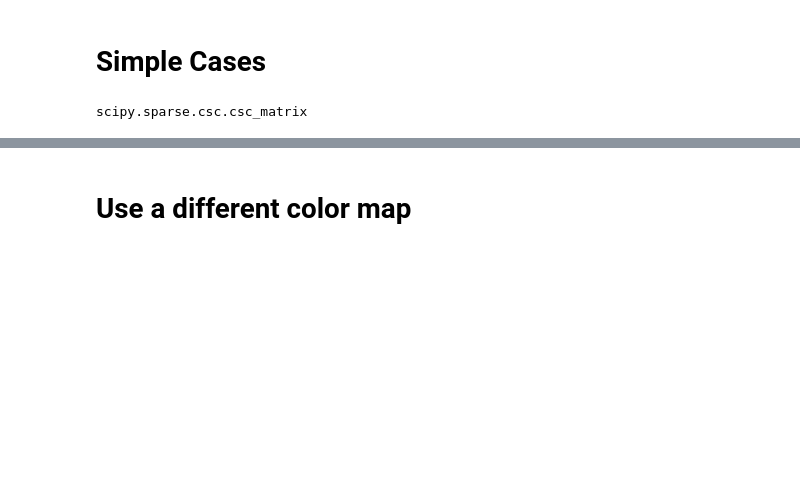
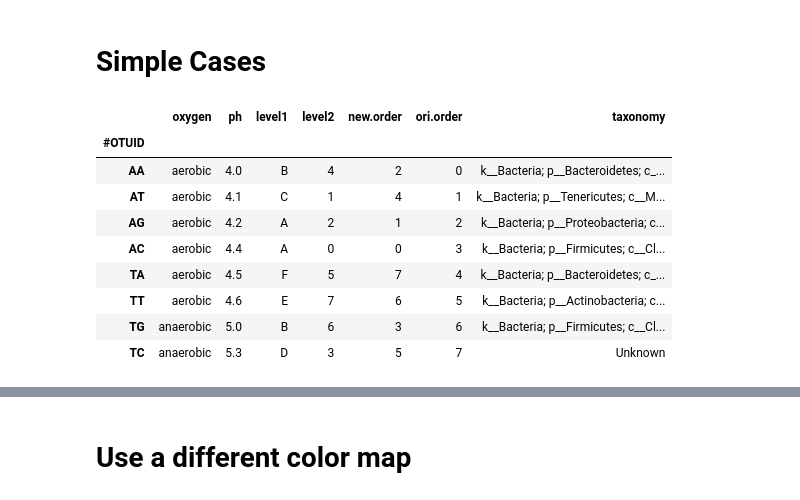
Before and after one commit to biocore/calour, a Jupyter notebook: notebooks/demo.ipynb, the cells around one changed output, grey strips where cells are left out. Cells and saved outputs as stored; diff of their text form; code cells hidden in the pictures; blank space fills up the shorter version.

```diff
--- a/notebooks/demo.ipynb
+++ b/notebooks/demo.ipynb
@@ -4,10 +4,19 @@ import calour as ca
 import matplotlib as mpl
 # %% [markdown]
 # Simple Cases
-# %%
-type(a.data)
-# %% [output]
-scipy.sparse.csc.csc_matrix
+# %%
+a.feature_metadata
+# %% [output]
+|  | oxygen | ph | level1 | level2 | new.order | ori.order | taxonomy |
+| #OTUID |  |  |  |  |  |  |  |
+| AA | aerobic | 4.0 | B | 4 | 2 | 0 | k__Bacteria; p__Bacteroidetes; c_... |
+| AT | aerobic | 4.1 | C | 1 | 4 | 1 | k__Bacteria; p__Tenericutes; c__M... |
+| AG | aerobic | 4.2 | A | 2 | 1 | 2 | k__Bacteria; p__Proteobacteria; c... |
+| AC | aerobic | 4.4 | A | 0 | 0 | 3 | k__Bacteria; p__Firmicutes; c__Cl... |
+| TA | aerobic | 4.5 | F | 5 | 7 | 4 | k__Bacteria; p__Bacteroidetes; c_... |
+| TT | aerobic | 4.6 | E | 7 | 6 | 5 | k__Bacteria; p__Actinobacteria; c... |
+| TG | anaerobic | 5.0 | B | 6 | 3 | 6 | k__Bacteria; p__Firmicutes; c__Cl... |
+| TC | anaerobic | 5.3 | D | 3 | 5 | 7 | Unknown |
 # %%
 a = ca.read_amplicon('../calour/tests/data/test2.biom',
                      '../calour/tests/data/test2.sample',
```
Also changed, not shown: parts of 2 cells of this notebook.
